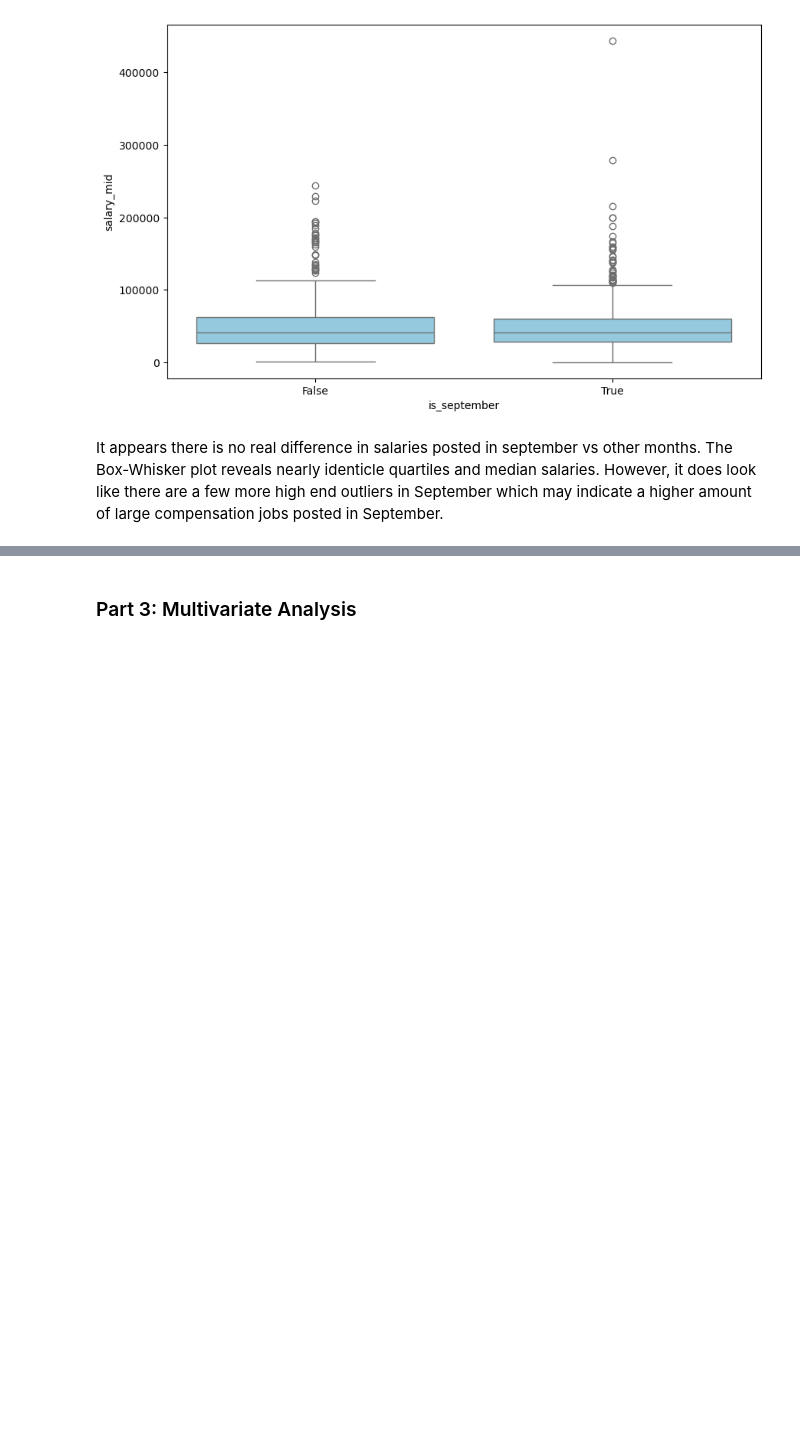
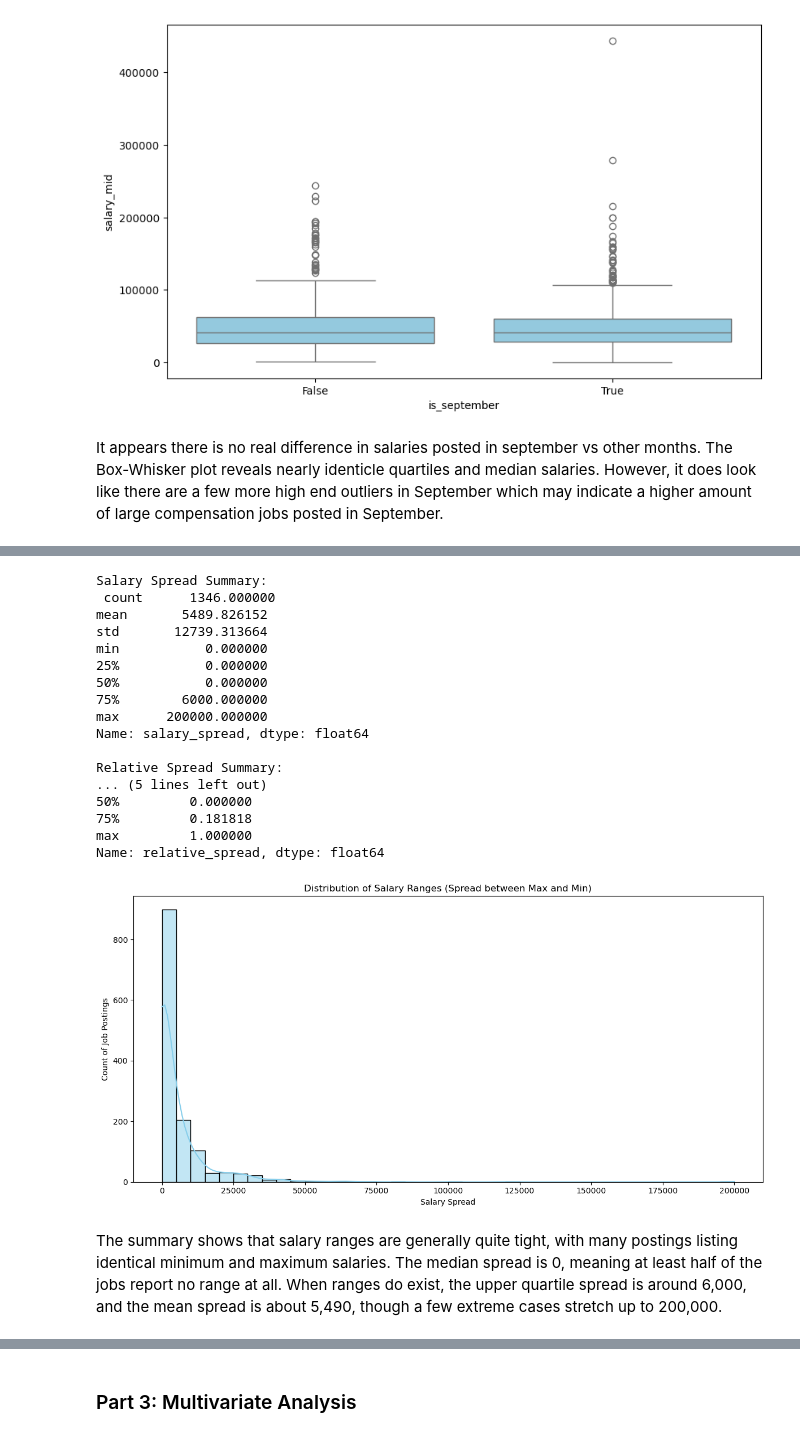
Before and after one commit to sbs0068/INSY6500_job_market_analysis, a Jupyter notebook: notebooks/02_data_exploration.ipynb, the cells around one changed output, grey strips where cells are left out. Cells and saved outputs as stored; diff of their text form; code cells hidden in the pictures; blank space fills up the shorter version.

```diff
--- a/notebooks/02_data_exploration.ipynb
+++ b/notebooks/02_data_exploration.ipynb
@@ -367,0 +473,42 @@ It appears there is no real difference in salaries posted in september vs other
+# %%
+# Calculate the spread between min and max salaries for each posting
+df_filtered['salary_spread'] = df_filtered['salary_max'] - df_filtered['salary_min']
+
+# Summary statistics of the spread
+spread_summary = df_filtered['salary_spread'].describe()
+print("Salary Spread Summary:\n", spread_summary)
+
+# Average tightness of ranges (relative spread)
+df_filtered['relative_spread'] = df_filtered['salary_spread'] / df_filtered['salary_max']
+relative_summary = df_filtered['relative_spread'].describe()
+print("\nRelative Spread Summary:\n", relative_summary)
+
+# Optional: visualize distribution of spreads
+plt.figure(figsize=(12, 6))
+sns.histplot(df_filtered['salary_spread'], bins=40, color='skyblue', kde=True)
+plt.title('Distribution of Salary Ranges (Spread between Max and Min)')
+plt.xlabel('Salary Spread')
+plt.ylabel('Count of Job Postings')
+plt.tight_layout()
+plt.show()
+# %% [output]
+Salary Spread Summary:
+ count      1346.000000
+mean       5489.826152
+std       12739.313664
+min           0.000000
+25%           0.000000
+50%           0.000000
+75%        6000.000000
+max      200000.000000
+Name: salary_spread, dtype: float64
+
+Relative Spread Summary:
+... (5 lines left out)
+50%         0.000000
+75%         0.181818
+max         1.000000
+Name: relative_spread, dtype: float64
+[figure, added]
+# %% [markdown]
+The summary shows that salary ranges are generally quite tight, with many postings listing identical minimum and maximum salaries. The median spread is 0, meaning at least half of the jobs report no range at all. When ranges do exist, the upper quartile spread is around 6,000, and the mean spread is about 5,490, though a few extreme cases stretch up to 200,000.
```
Also changed, not shown: parts of 13 cells of this notebook.
